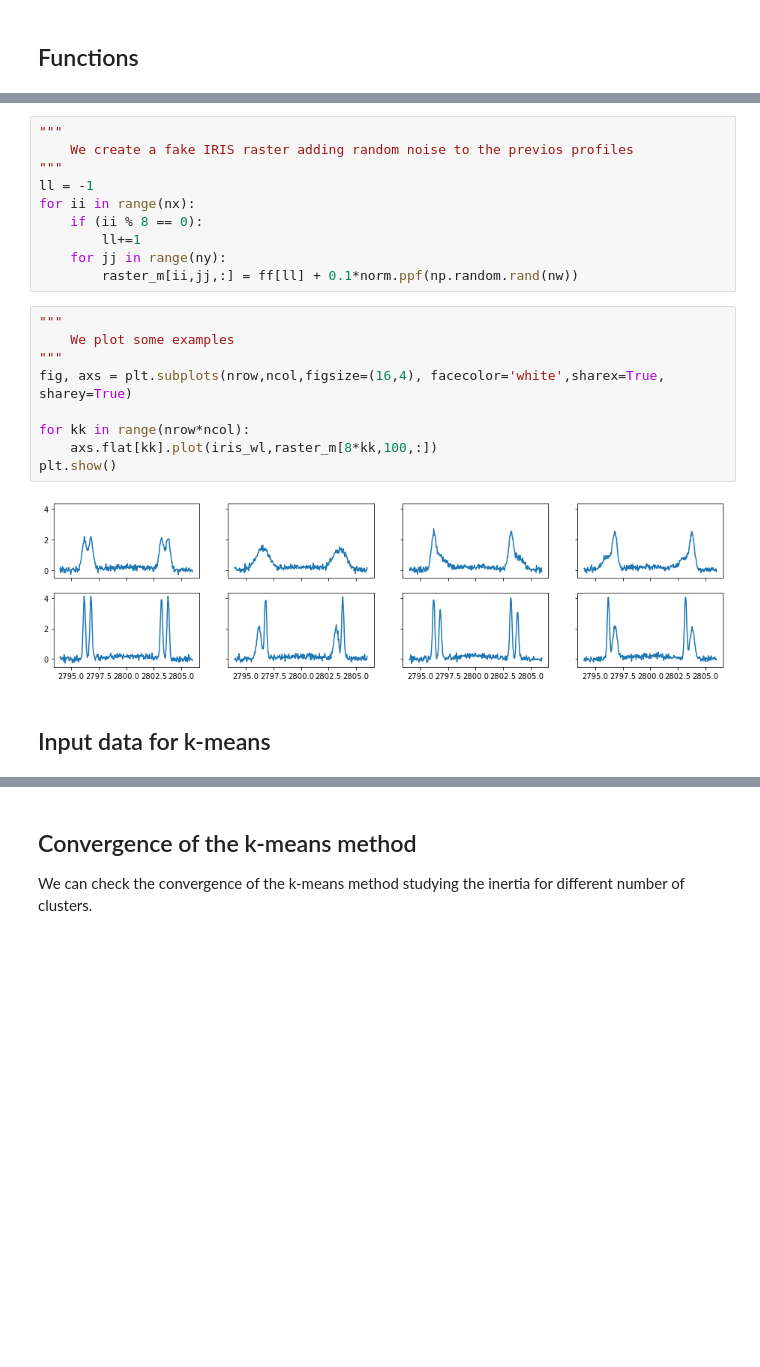
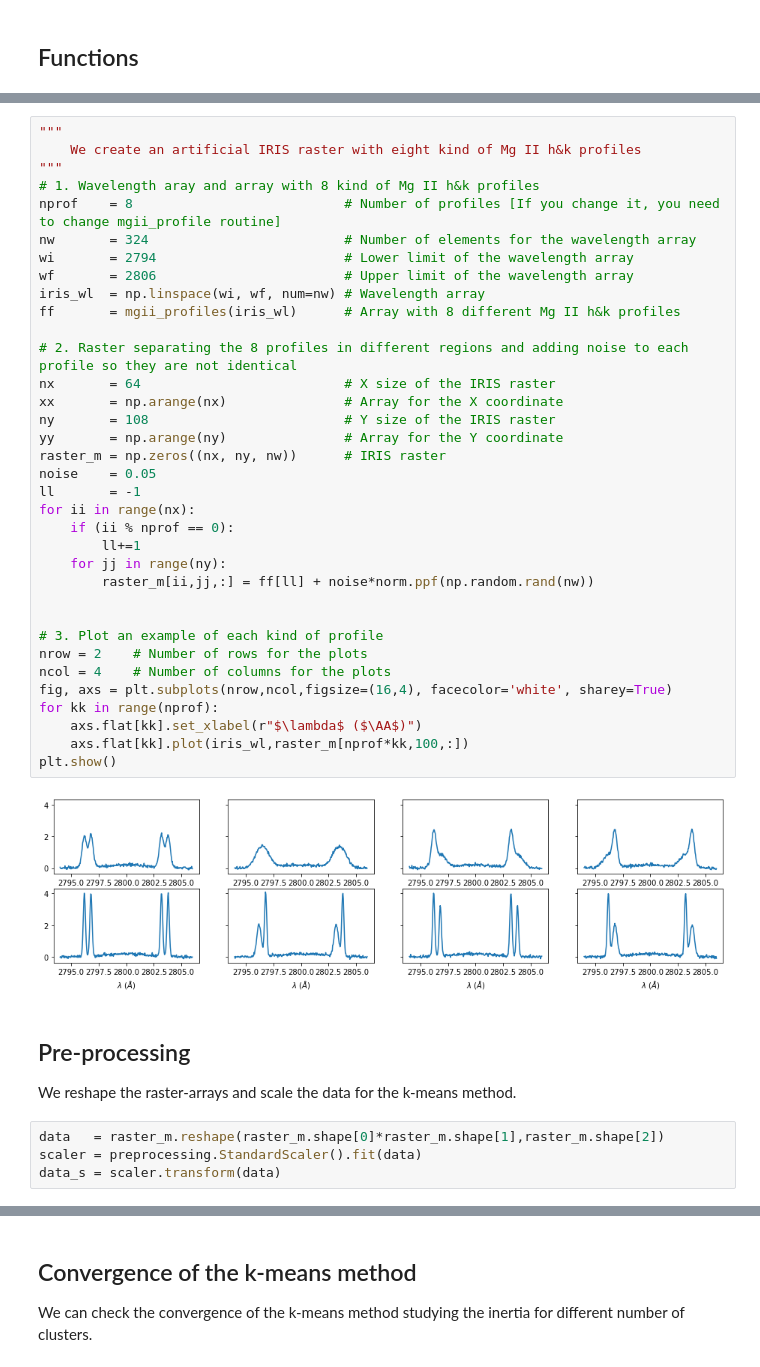
Before and after one commit to dnobrega/DNS, a Jupyter notebook: dnspy/notebooks/k_means_test.ipynb, the cells around one changed output, grey strips where cells are left out. Cells and saved outputs as stored; diff of their text form; blank space fills up the shorter version.

```diff
--- a/dnspy/notebooks/k_means_test.ipynb
+++ b/dnspy/notebooks/k_means_test.ipynb
@@ -101,23 +73,44 @@ plt.show()
-# %%
-"""
-    We create a fake IRIS raster adding random noise to the previos profiles
-"""
-ll = -1
-for ii in range(nx):
-    if (ii % 8 == 0):
-        ll+=1
-    for jj in range(ny):
-        raster_m[ii,jj,:] = ff[ll] + 0.1*norm.ppf(np.random.rand(nw))
-# %%
-"""
-    We plot some examples
-"""
-fig, axs = plt.subplots(nrow,ncol,figsize=(16,4), facecolor='white',sharex=True, sharey=True)
-
-for kk in range(nrow*ncol):
-    axs.flat[kk].plot(iris_wl,raster_m[8*kk,100,:])
-plt.show()
-# %% [output]
-[figure, removed]
-# %% [markdown]
-## Input data for k-means
+# %%
+"""
+    We create an artificial IRIS raster with eight kind of Mg II h&k profiles
+"""
+# 1. Wavelength aray and array with 8 kind of Mg II h&k profiles
+nprof    = 8                           # Number of profiles [If you change it, you need to change mgii_profile routine]
+nw       = 324                         # Number of elements for the wavelength array
+wi       = 2794                        # Lower limit of the wavelength array
+wf       = 2806                        # Upper limit of the wavelength array
+iris_wl  = np.linspace(wi, wf, num=nw) # Wavelength array
+ff       = mgii_profiles(iris_wl)      # Array with 8 different Mg II h&k profiles
+
+# 2. Raster separating the 8 profiles in different regions and adding noise to each profile so they are not identical
+nx       = 64                          # X size of the IRIS raster
+xx       = np.arange(nx)               # Array for the X coordinate
+ny       = 108                         # Y size of the IRIS raster
+yy       = np.arange(ny)               # Array for the Y coordinate
+raster_m = np.zeros((nx, ny, nw))      # IRIS raster
+noise    = 0.05
+ll       = -1
+for ii in range(nx):
+    if (ii % nprof == 0):
+        ll+=1
+    for jj in range(ny):
+        raster_m[ii,jj,:] = ff[ll] + noise*norm.ppf(np.random.rand(nw))
+
+
+# 3. Plot an example of each kind of profile
+nrow = 2    # Number of rows for the plots
+ncol = 4    # Number of columns for the plots
+fig, axs = plt.subplots(nrow,ncol,figsize=(16,4), facecolor='white', sharey=True)
+for kk in range(nprof):
+    axs.flat[kk].set_xlabel(r"$\lambda$ ($\AA$)")
+    axs.flat[kk].plot(iris_wl,raster_m[nprof*kk,100,:])
+plt.show()
+# %% [output]
+[figure, added]
+# %% [markdown]
+## Pre-processing
+We reshape the raster-arrays and scale the data for the k-means method.
+# %%
+data   = raster_m.reshape(raster_m.shape[0]*raster_m.shape[1],raster_m.shape[2])
+scaler = preprocessing.StandardScaler().fit(data)
+data_s = scaler.transform(data)
```
Also changed, not shown: parts of 17 cells of this notebook, 1 other file.
